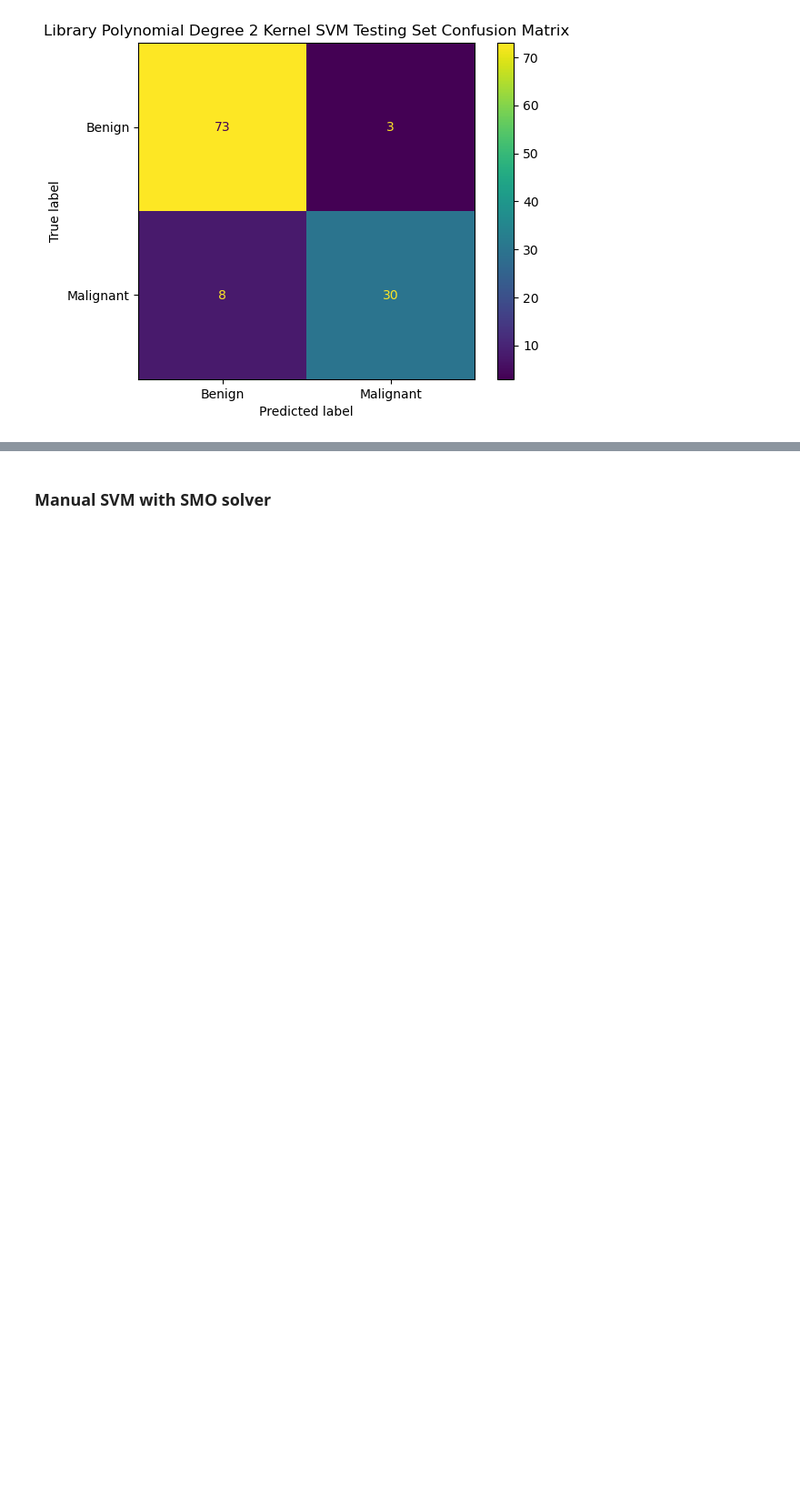
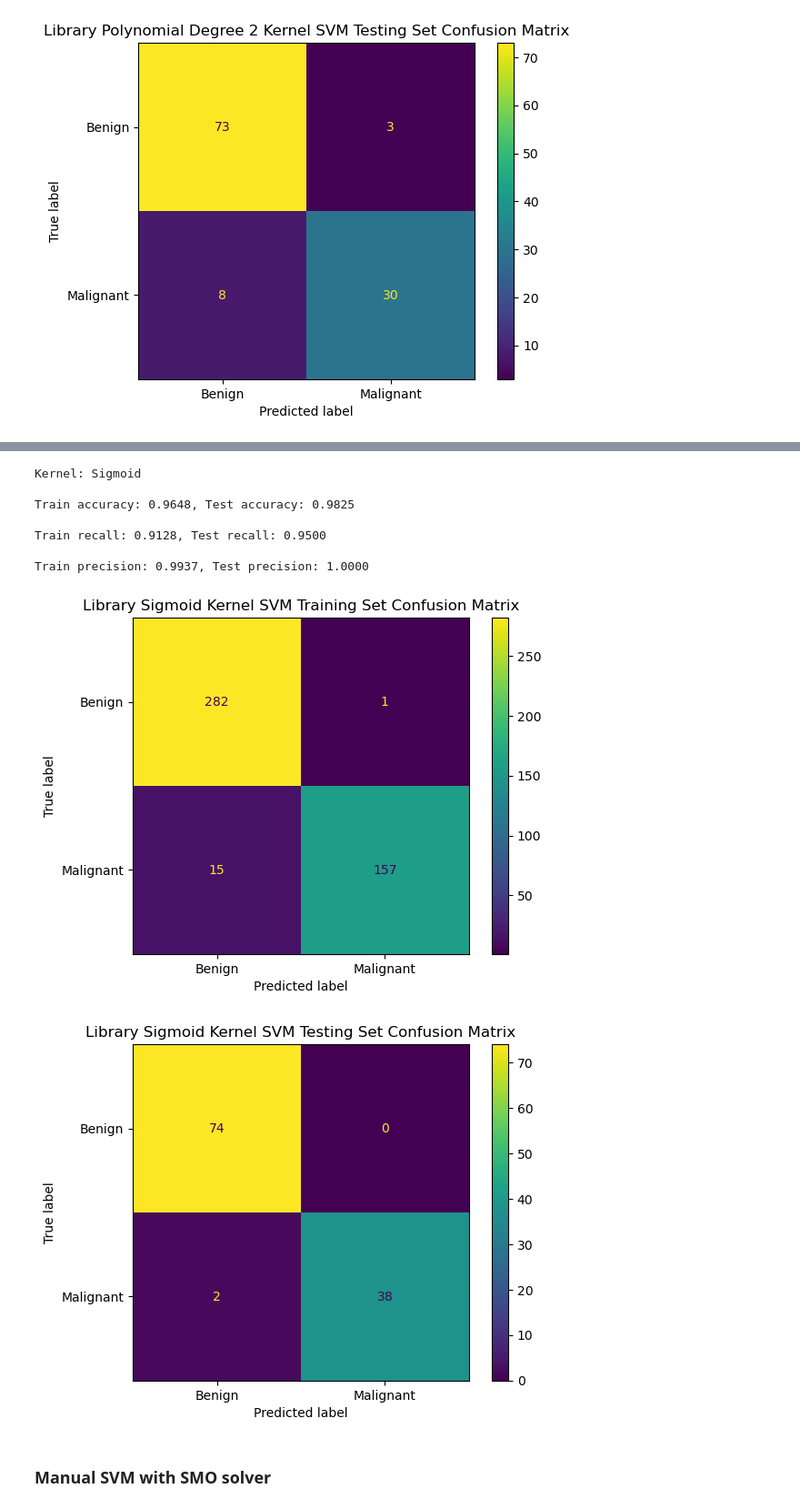
Before and after one commit to whuang3607/CS-6140-Project, a Jupyter notebook: William_Huang_Final_Project.ipynb, the cells around one changed output, grey strips where cells are left out. Shown at 91% size. Saved outputs shown, nothing was run; the diff lists cells and outputs as text; code cells hidden in the pictures; blank space fills up the shorter version.

```diff
--- a/William_Huang_Final_Project.ipynb
+++ b/William_Huang_Final_Project.ipynb
@@ -603,3 +618,18 @@ Train precision: 0.9290, Test precision: 0.9778
+# %%
+sigmoid_svm = SVC(kernel='sigmoid', gamma=0.01)
+sigmoid_y_train_prediction, sigmoid_y_test_prediction = svm_performance_on_cancer(sigmoid_svm, 'Sigmoid')
+svm_confusion_matrix_on_cancer(sigmoid_y_train_prediction, sigmoid_y_test_prediction, "Sigmoid", "Library")
+plt.show()
+# %% [output]
+Kernel: Sigmoid
+
+Train accuracy: 0.9648, Test accuracy: 0.9825
+
+Train recall: 0.9128, Test recall: 0.9500
+
+Train precision: 0.9937, Test precision: 1.0000
+[figure, added]
+[figure, added]
 # %% [markdown]
 ### Manual SVM with SMO solver
 # %%
```
Also changed, not shown: parts of 8 cells of this notebook, 1 other file.
